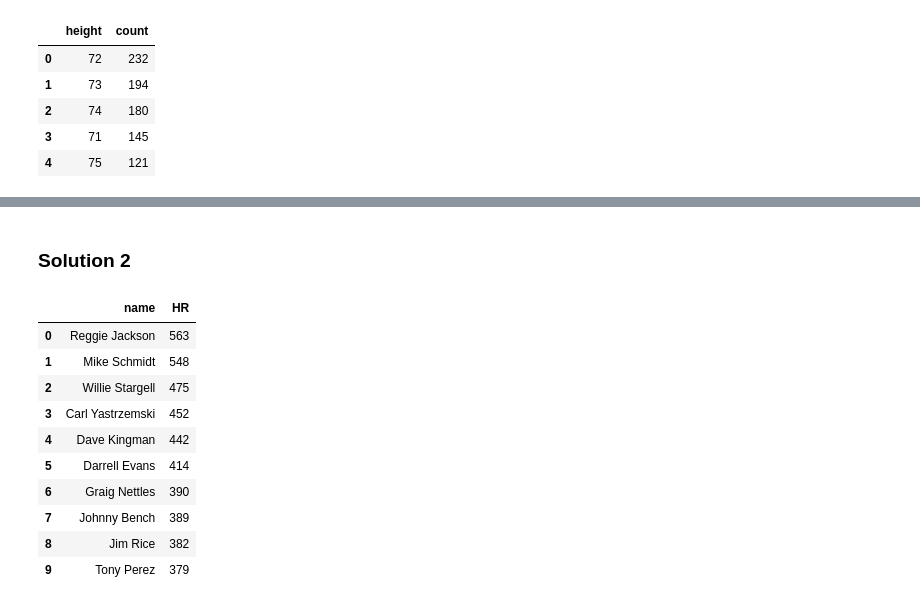
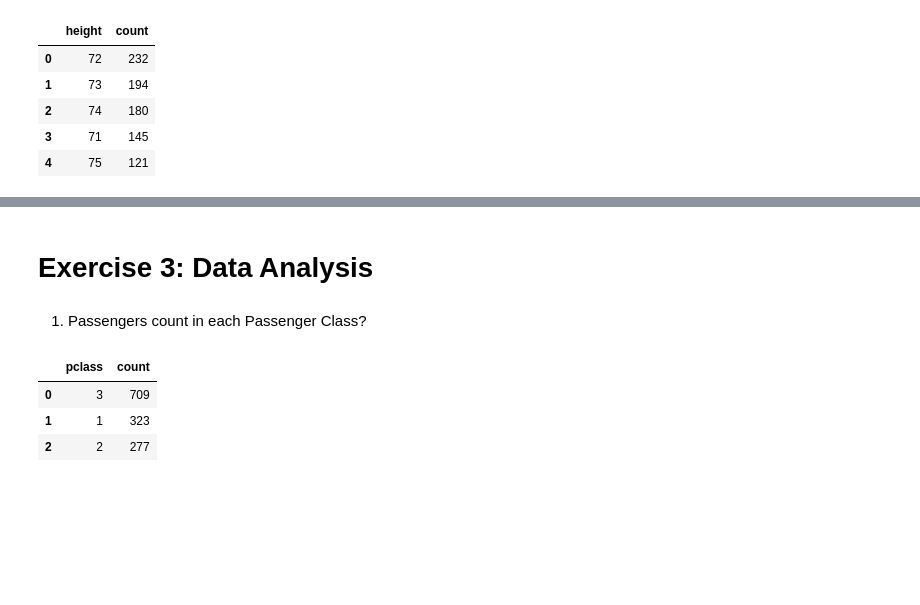
Before and after one commit to reddykumarmodam/datavisualization, a Jupyter notebook: Assignment2_Akhil-Reddy.ipynb, the cells around one changed output, grey strips where cells are left out. Cells and saved outputs as stored; diff of their text form; code cells hidden in the pictures; blank space fills up the shorter version.

```diff
--- a/Assignment2_Akhil-Reddy.ipynb
+++ b/Assignment2_Akhil-Reddy.ipynb
@@ -116,26 +161,23 @@ show(p)
 # %% [output]
 [interactive output not drawn]
 [interactive output not drawn]
-# %% [markdown]
-### Solution 2
-# %%
-df_HR_sorted = df.sort_values(by=['HR'],ascending=False)
-# set column names
-df_HR_top10= df_HR_sorted.head(10)
-df_name_HR=df_HR_top10.reset_index()[['name', 'HR']]
-df_name_HR.head(10)
-# %% [output]
-|  | name | HR |
-| 0 | Reggie Jackson | 563 |
-| 1 | Mike Schmidt | 548 |
-| 2 | Willie Stargell | 475 |
-| 3 | Carl Yastrzemski | 452 |
-| 4 | Dave Kingman | 442 |
-| 5 | Darrell Evans | 414 |
-| 6 | Graig Nettles | 390 |
-| 7 | Johnny Bench | 389 |
-| 8 | Jim Rice | 382 |
-| 9 | Tony Perez | 379 |
+# %% [markdown]
+# Exercise 3: Data Analysis
+# %% [markdown]
+1. Passengers count in each Passenger Class?
+# %%
+filename = "titanic3.csv"
+df = pd.read_csv( filename, header=0 )
+
+df_pclass = df['pclass'].value_counts(ascending=False).reset_index()
+# set column names
+df_pclass.columns = ['pclass', 'count']
+df_pclass.head()
+# %% [output]
+|  | pclass | count |
+| 0 | 3 | 709 |
+| 1 | 1 | 323 |
+| 2 | 2 | 277 |
 # %%
 # import bokeh
 from bokeh.plotting import figure, show
```
Also changed, not shown: parts of 18 cells of this notebook.
